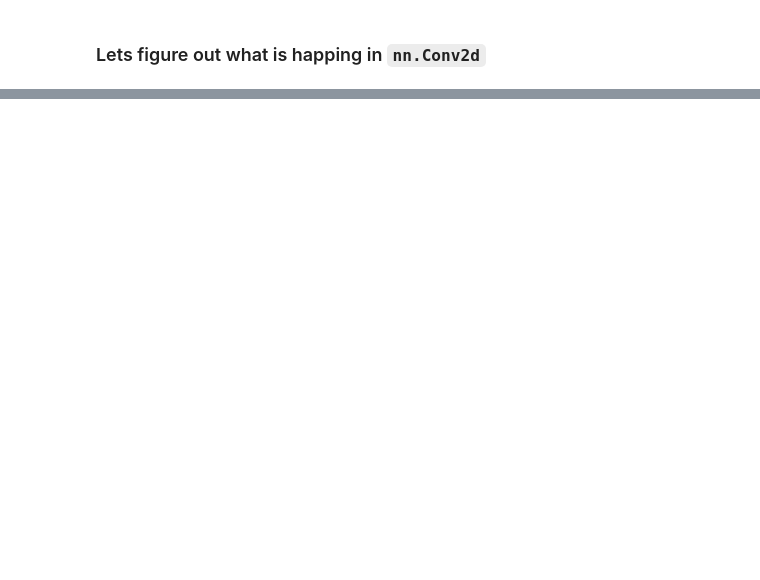
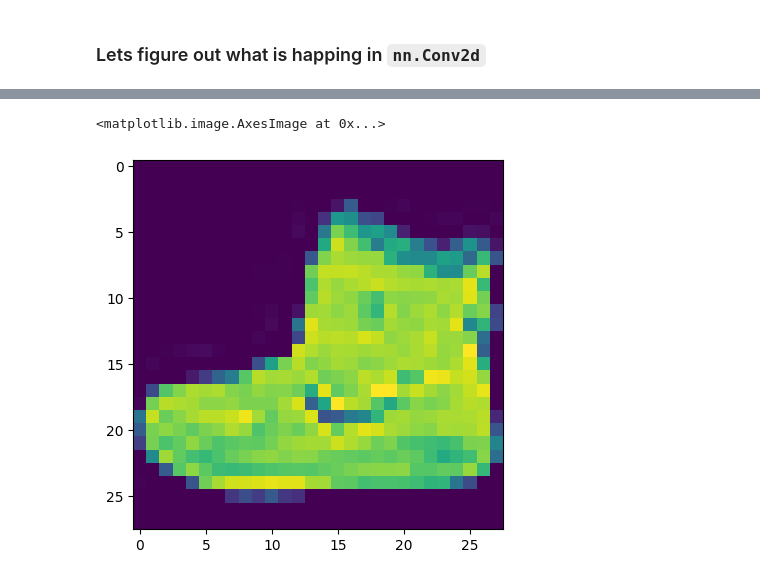
Before and after one commit to deondmello16/PyTorch-Journey, a Jupyter notebook: PyTorch,_TorchVision.ipynb, the cells around one changed output, grey strips where cells are left out. Cells and saved outputs as stored; diff of their text form; code cells hidden in the pictures; blank space fills up the shorter version.

```diff
--- a/PyTorch,_TorchVision.ipynb
+++ b/PyTorch,_TorchVision.ipynb
@@ -617,0 +652,5 @@ FashionMNISTModelV3(
+# %%
+plt.imshow(train_data.data[0])
+# %% [output]
+<matplotlib.image.AxesImage at 0x...>
+[figure, added]
```
Also changed, not shown: parts of 23 cells of this notebook.
